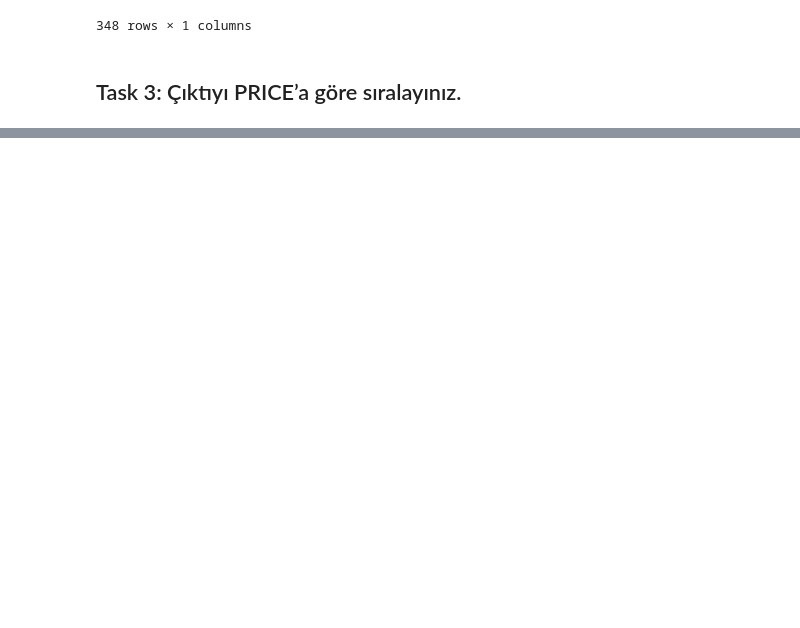
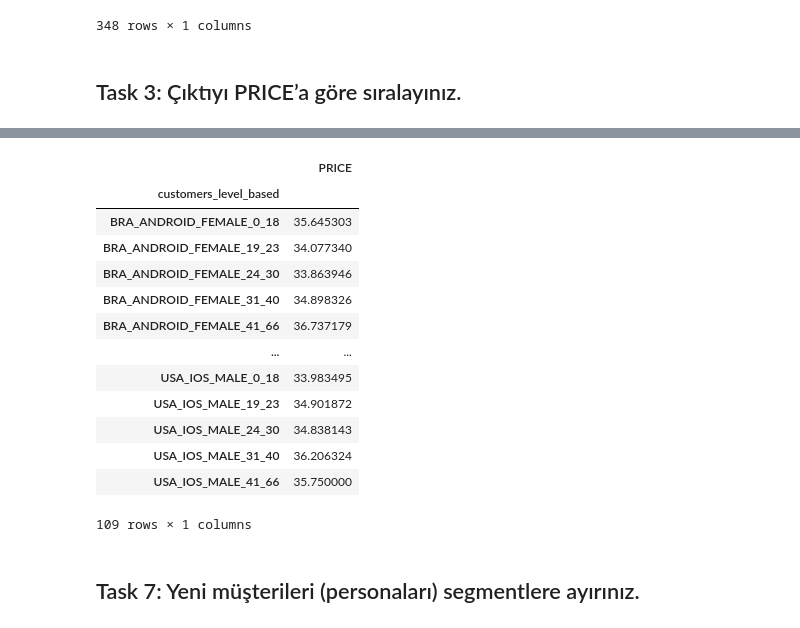
Before and after one commit to umutarsln/IOS-CustomerYield, a Jupyter notebook: main/main.ipynb, the cells around one changed output, grey strips where cells are left out. Cells and saved outputs as stored; diff of their text form; code cells hidden in the pictures; blank space fills up the shorter version.

```diff
--- a/main/main.ipynb
+++ b/main/main.ipynb
@@ -207,0 +251,19 @@ agg_df
+# %%
+agg_df.groupby("customers_level_based").agg({"PRICE":"mean"})
+# %% [output]
+|  | PRICE |
+| customers_level_based |  |
+| BRA_ANDROID_FEMALE_0_18 | 35.645303 |
+| BRA_ANDROID_FEMALE_19_23 | 34.077340 |
+| BRA_ANDROID_FEMALE_24_30 | 33.863946 |
+| BRA_ANDROID_FEMALE_31_40 | 34.898326 |
+| BRA_ANDROID_FEMALE_41_66 | 36.737179 |
+| ... | ... |
+| USA_IOS_MALE_0_18 | 33.983495 |
+| USA_IOS_MALE_19_23 | 34.901872 |
+| USA_IOS_MALE_24_30 | 34.838143 |
+| USA_IOS_MALE_31_40 | 36.206324 |
+| USA_IOS_MALE_41_66 | 35.750000 |
+109 rows × 1 columns
+# %% [markdown]
+## Task 7: Yeni müşterileri (personaları) segmentlere ayırınız.
```
Also changed, not shown: parts of 11 cells of this notebook.
